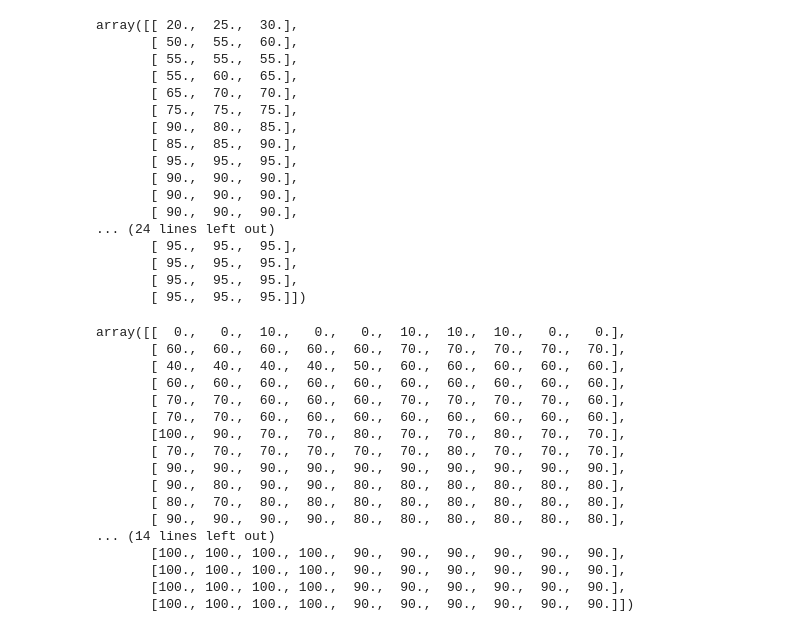
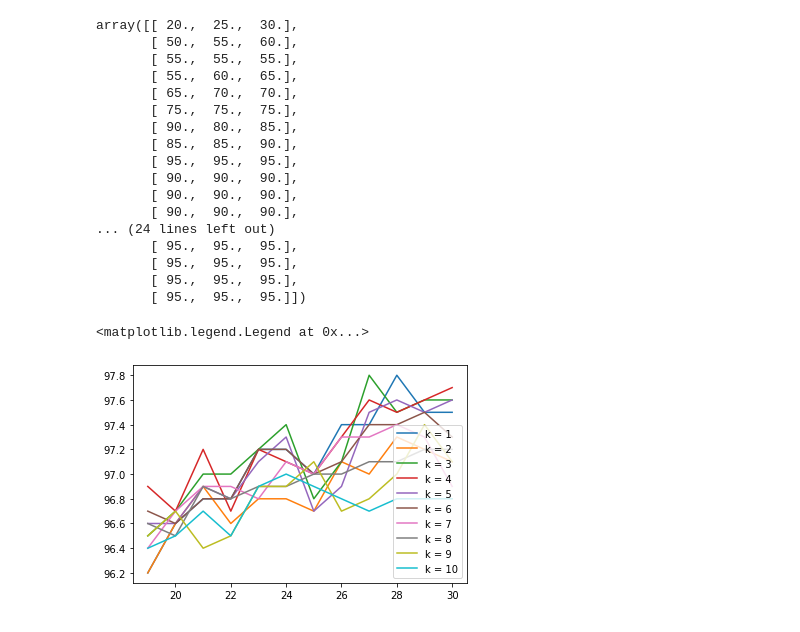
Before and after one commit to datascience-mobi-2022/2022-topic-01-team-02, a Jupyter notebook: new_.ipynb, the cells around one changed output. Cells and saved outputs as stored; diff of their text form; code cells hidden in the pictures.

```diff
--- a/new_.ipynb
+++ b/new_.ipynb
@@ -93,26 +93,22 @@ array([[ 20.,  25.,  30.],
        [ 95.,  95.,  95.],
        [ 95.,  95.,  95.]])
 # %%
+#5:50 mit 10
+#8:50 mit 20
 val_arr = np.zeros((30, 10))
 for i in range(1, 31):
     for j in range(1, 11):
-        val_arr[i-1, j-1] = knn.validation_kNN_train_matrix(10, k=j, PC=i)
+        val_arr[i-1, j-1] = knn.validation_kNN_train_matrix(1000, k=j, PC=i)
 val_arr
+
+df = pd.DataFrame(val_arr)
+
+df.to_csv('data/val_array2.csv', index=None, header=None)
-# %% [output]
-array([[  0.,   0.,  10.,   0.,   0.,  10.,  10.,  10.,   0.,   0.],
-       [ 60.,  60.,  60.,  60.,  60.,  70.,  70.,  70.,  70.,  70.],
-       [ 40.,  40.,  40.,  40.,  50.,  60.,  60.,  60.,  60.,  60.],
-       [ 60.,  60.,  60.,  60.,  60.,  60.,  60.,  60.,  60.,  60.],
-       [ 70.,  70.,  60.,  60.,  60.,  70.,  70.,  70.,  70.,  60.],
-       [ 70.,  70.,  60.,  60.,  60.,  60.,  60.,  60.,  60.,  60.],
-       [100.,  90.,  70.,  70.,  80.,  70.,  70.,  80.,  70.,  70.],
-       [ 70.,  70.,  70.,  70.,  70.,  70.,  80.,  70.,  70.,  70.],
-       [ 90.,  90.,  90.,  90.,  90.,  90.,  90.,  90.,  90.,  90.],
-       [ 90.,  80.,  90.,  90.,  80.,  80.,  80.,  80.,  80.,  80.],
-       [ 80.,  70.,  80.,  80.,  80.,  80.,  80.,  80.,  80.,  80.],
-       [ 90.,  90.,  90.,  90.,  80.,  80.,  80.,  80.,  80.,  80.],
-... (14 lines left out)
-       [100., 100., 100., 100.,  90.,  90.,  90.,  90.,  90.,  90.],
-       [100., 100., 100., 100.,  90.,  90.,  90.,  90.,  90.,  90.],
-       [100., 100., 100., 100.,  90.,  90.,  90.,  90.,  90.,  90.],
-       [100., 100., 100., 100.,  90.,  90.,  90.,  90.,  90.,  90.]])
+# %%
+PCs = list(range(19, 31))
+for i in range(0,10):
+    plt.plot(PCs, val_arr[18:30 ,i], label = f"k = {i+1}")
+plt.legend()
+# %% [output]
+<matplotlib.legend.Legend at 0x...>
+[figure, added]
```
Also changed, not shown: parts of 1 cell of this notebook, 2 other files.
